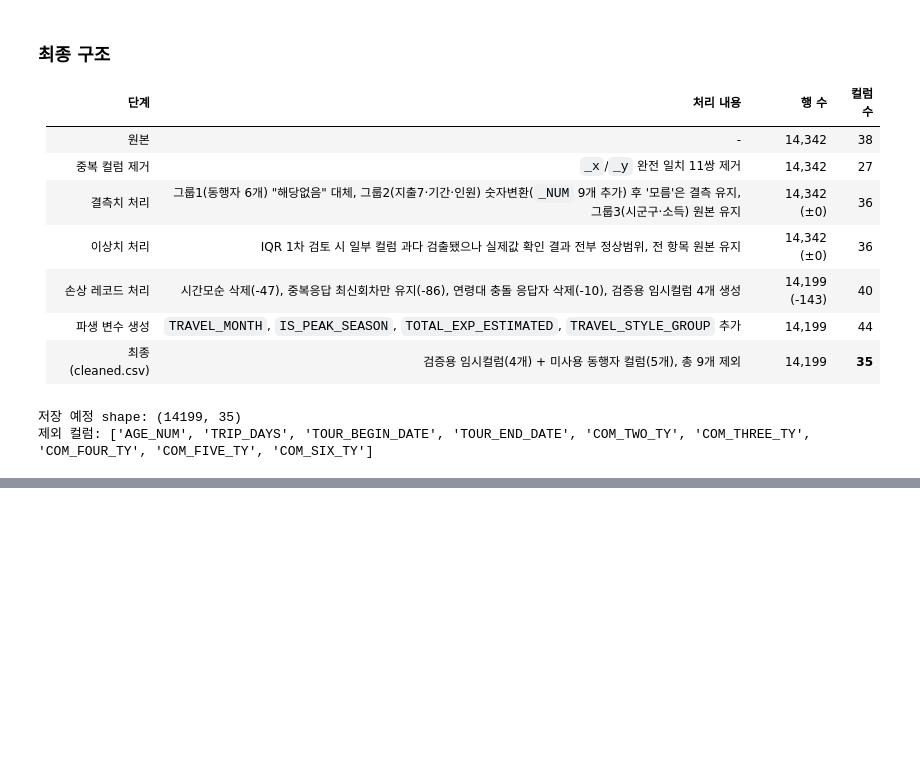
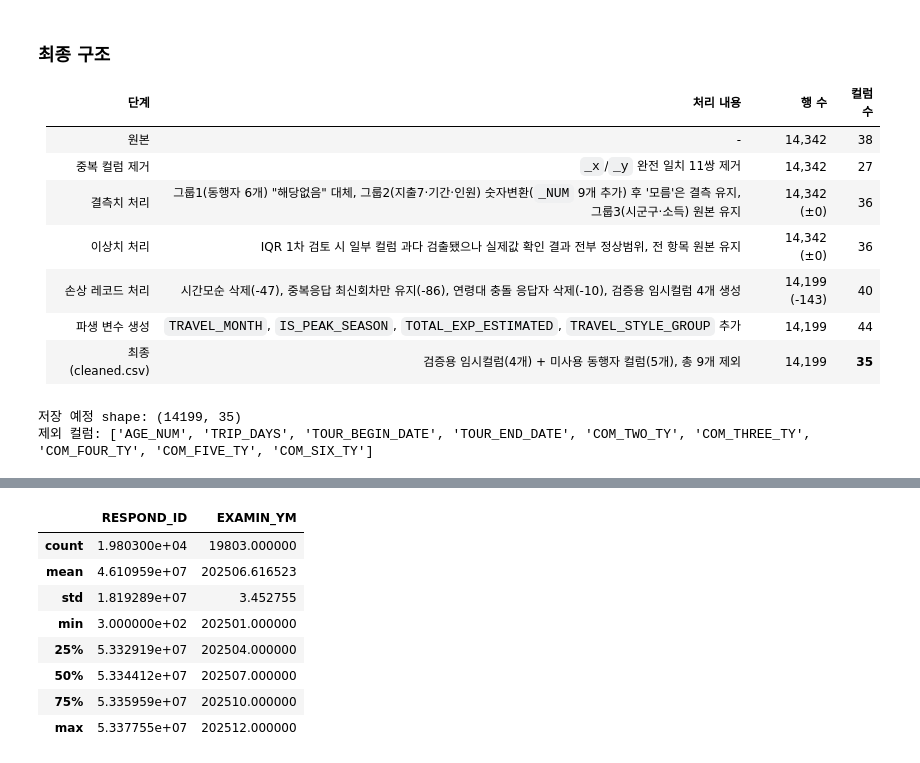
Before and after one commit to ryukyung/out-traveler, a Jupyter notebook: notebooks/eda/eda_eunyoung.ipynb, the cells around one changed output, grey strips where cells are left out. Drawn from its saved outputs; the diff is of its cells as text; code cells hidden in the pictures; blank space fills up the shorter version.

```diff
--- a/notebooks/eda/eda_eunyoung.ipynb
+++ b/notebooks/eda/eda_eunyoung.ipynb
@@ -811,0 +828,12 @@ print('제외 컬럼:', drop_columns)
+# %%
+df2.describe()
+# %% [output]
+|  | RESPOND_ID | EXAMIN_YM |
+| count | 1.980300e+04 | 19803.000000 |
+| mean | 4.610959e+07 | 202506.616523 |
+| std | 1.819289e+07 | 3.452755 |
+| min | 3.000000e+02 | 202501.000000 |
+| 25% | 5.332919e+07 | 202504.000000 |
+| 50% | 5.334412e+07 | 202507.000000 |
+| 75% | 5.335959e+07 | 202510.000000 |
+| max | 5.337755e+07 | 202512.000000 |
```
Also changed, not shown: parts of 22 cells of this notebook, 1 other file.
